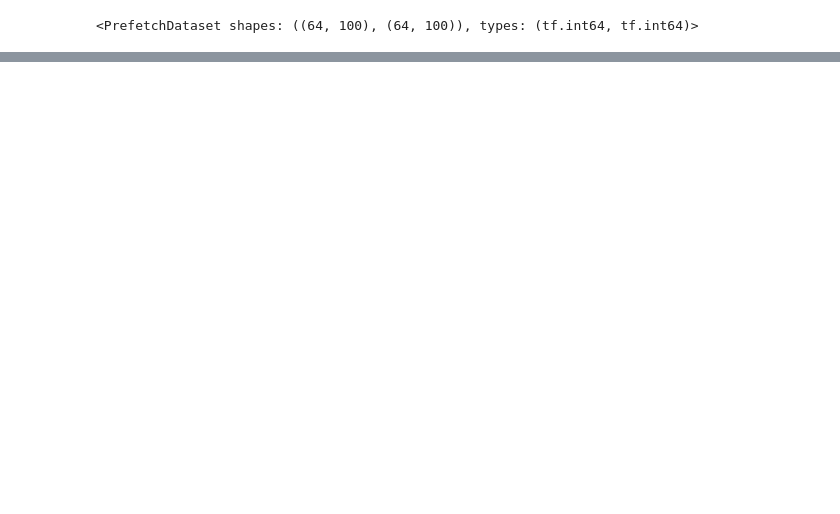
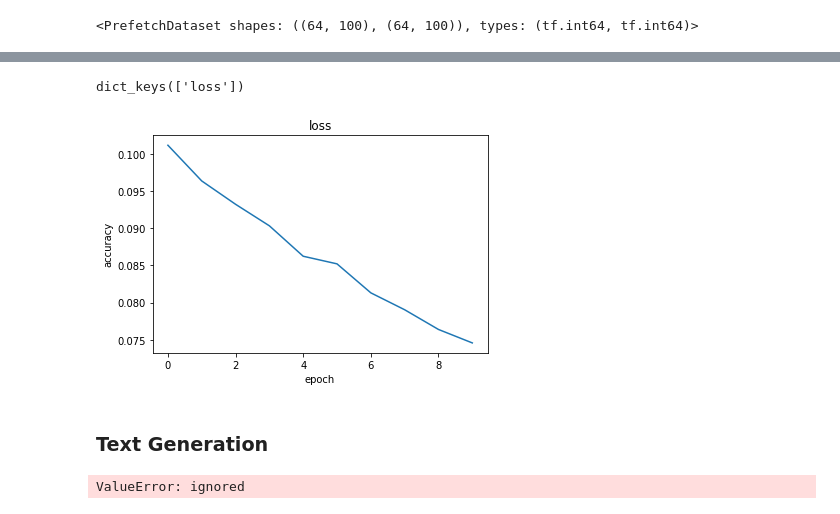
Before and after one commit to czengnn/lana-del-rey-lyrics-generator, a Jupyter notebook: LDR.ipynb, the cells around one changed output, grey strips where cells are left out. Saved outputs shown, nothing was run; the diff lists cells and outputs as text; code cells hidden in the pictures; blank space fills up the shorter version.

```diff
--- a/LDR.ipynb
+++ b/LDR.ipynb
@@ -26,3 +39,10 @@ with open('lyricsText.txt', 'w',encoding="utf-8") as filehandle:
+# %%
+# put lyrics into 1 string
+text = ''
+for song in songs['lyrics']:
+    text = text + song.lower()
+# remove the text with brackets around them, such as [Verse 1]
+text = re.sub(r'\[[^][]*\]', '', text)
 # %%
 # length of text is the number of characters in it
 print(f'Length of text: {len(text)} characters')
@@ -156,6 +143,6 @@ vocab_size = len(vocab)
 embedding_dim = 256
 
 # Number of RNN units
-rnn_units = 1024
+rnn_units = 512
 # %%
 class MyModel(tf.keras.Model):
@@ -234,0 +211,11 @@ Next Char Predictions:
+# %%
+loss = tf.losses.SparseCategoricalCrossentropy(from_logits=True)
+model.compile(optimizer='adam', loss=loss)
+# %%
+early_stopping = tf.keras.callbacks.EarlyStopping(monitor='loss', patience=2)
+EPOCHS = 10
+
+history = model.fit(dataset,
+                    epochs=EPOCHS,
+                    callbacks=[early_stopping])
+model.save("/content/drive/MyDrive/data/models/LDR_tf_model")
@@ -234,0 +247,20 @@ Next Char Predictions:
+# %%
+# history = model.fit(X, Y, validation_split=0.33, epochs=150, batch_size=10, verbose=0)
+
+# list all data in history
+print(history.history.keys())
+# %% [output]
+dict_keys(['loss'])
+# %%
+
+# summarize history for accuracy
+plt.plot(history.history['loss'])
+# plt.plot(history.history['val_accuracy'])
+plt.title('loss')
+plt.ylabel('accuracy')
+plt.xlabel('epoch')
+plt.show()
+# %% [output]
+[figure, added]
+# %% [markdown]
+### Text Generation
@@ -234,0 +313,14 @@ Next Char Predictions:
+# %%
+start = time.time()
+states = None
+next_char = tf.constant(['james dean'])
+result = [next_char]
+
+for n in range(100):
+  next_char, states = one_step_model.generate_one_step(next_char, states=states)
+  result.append(next_char)
+
+result = tf.strings.join(result)
+print(result[0].numpy().decode('utf-8'), '\n\n' + '_'*80)
+# %% [output]
+ValueError: ignored
```
Also changed, not shown: parts of 32 cells of this notebook.
